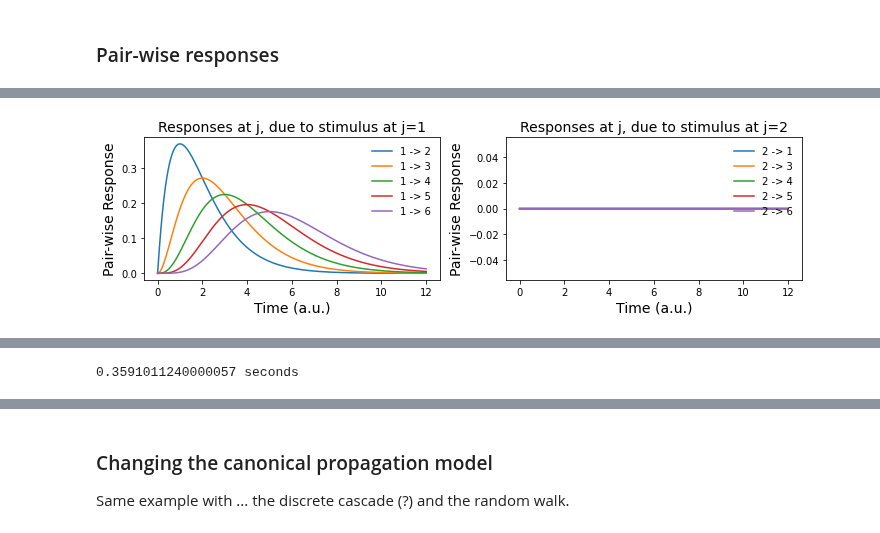
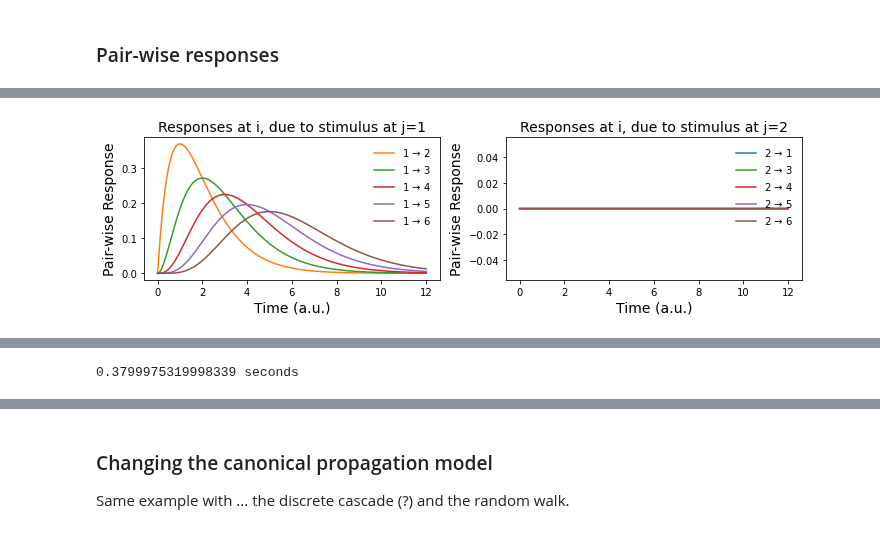
Before and after one commit to mb-BCA/SiReNetA_Tutorials, a Jupyter notebook: Tutorial_Notebooks/2_Basics_StimRespMetrics.ipynb, the cells around one changed output, grey strips where cells are left out. Saved outputs shown, nothing was run; the diff lists cells and outputs as text; code cells hidden in the pictures.

```diff
--- a/Tutorial_Notebooks/2_Basics_StimRespMetrics.ipynb
+++ b/Tutorial_Notebooks/2_Basics_StimRespMetrics.ipynb
@@ -48,7 +48,8 @@ plt.rcParams['figure.dpi'] = 72
 
 # Define the colors for the plots later
 #cols = ['deepskyblue', '#1f77b4', 'red', '#d62728']
-cols = ['#1f77b4', '#ff7f0e', '#2ca02c', '#d62728', '#9467bd', '#8c564b','#e377c2', ]
+cols = ['#1f77b4', '#ff7f0e', '#2ca02c', '#d62728', '#9467bd', '#8c564b','#e377c2', '#7f7f7f',
+        '#bcbd22', '#17becf' ]
 
 # Define a new "BwR", "Blues" and "Reds" colormaps
 from matplotlib.colors import ListedColormap
@@ -133,29 +147,29 @@ plt.tight_layout()
 # %%
 # Plot the responses to stimulus applied at j = 1.
 plt.figure(figsize=(10,3))
 
 # Plot the responses from 1 to others
 plt.subplot(1,2,1)
-plt.title( 'Responses at j, due to stimulus at j=1', fontsize=14)
+plt.title( 'Responses at i, due to stimulus at j=1', fontsize=14)
 for i in range(1,N):
-    plt.plot(tpoints1, R1[:,i,0], label='1 -> %d' %(i+1))
+    plt.plot(tpoints1, R1[:,i,0], color=cols[i], label='1 $\\to$ %d' %(i+1))
 plt.xlabel('Time (a.u.)', fontsize=14)
 plt.ylabel('Pair-wise Response', fontsize=14)
 plt.legend(frameon=False)
 
 # Plot the responses from 2 to others
 plt.subplot(1,2,2)
-plt.title( 'Responses at j, due to stimulus at j=2', fontsize=14)
+plt.title( 'Responses at i, due to stimulus at j=2', fontsize=14)
 for i in [0,2,3,4,5]:
-    plt.plot(tpoints1, R1[:,i,1], label='2 -> %d' %(i+1))
+    plt.plot(tpoints1, R1[:,i,1], color=cols[i], label='2 $\\to$ %d' %(i+1))
 plt.xlabel('Time (a.u.)', fontsize=14)
 plt.ylabel('Pair-wise Response', fontsize=14)
 plt.legend(frameon=False)
 
 
 plt.tight_layout()
 # %% [output]
-[figure, old version]
+[figure, new version]
 # %% [markdown]
 LESSON 1: Responses are conditional. No input at *j*, then no responses detected at other nodes.
 
@@ -180,11 +194,12 @@ stimvec[3] = 1.0
 
 # Calculate temporal evolution of the pair-wise responses R(t)
 time1 = timer()
-R2 = sna.Resp_LeakyCascade(net1.T, S0=stimvec, tmax=tfinal, timestep=dt)
+R2 = sna.Resp_ContCascade(net1.T, S0=stimvec, tmax=tfinal, timestep=dt)
+#R2 = sna.Resp_LeakyCascade(net1.T, S0=stimvec, tmax=tfinal, timestep=dt)
 time2 = timer()
 print( time2 - time1, 'seconds' )
 # %% [output]
-0.3591011240000057 seconds
+0.3799975319998339 seconds
 # %%
 # Visualise the pair-wise response matrices at times t = 0.5, 1, 2, 4, 6, 8
 maxresp = R2.max()
```
Also changed, not shown: parts of 6 cells of this notebook.
